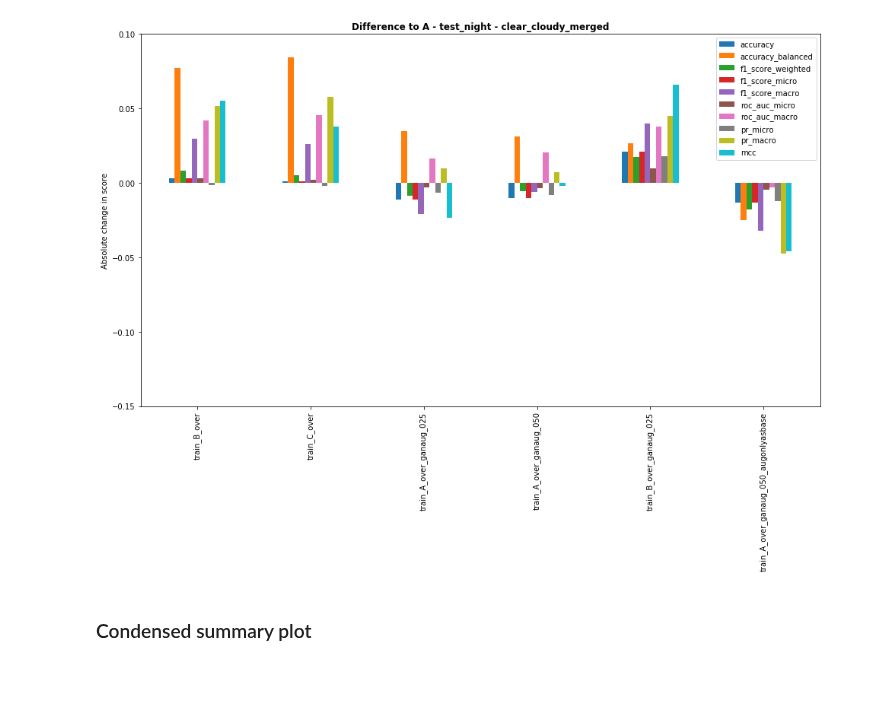
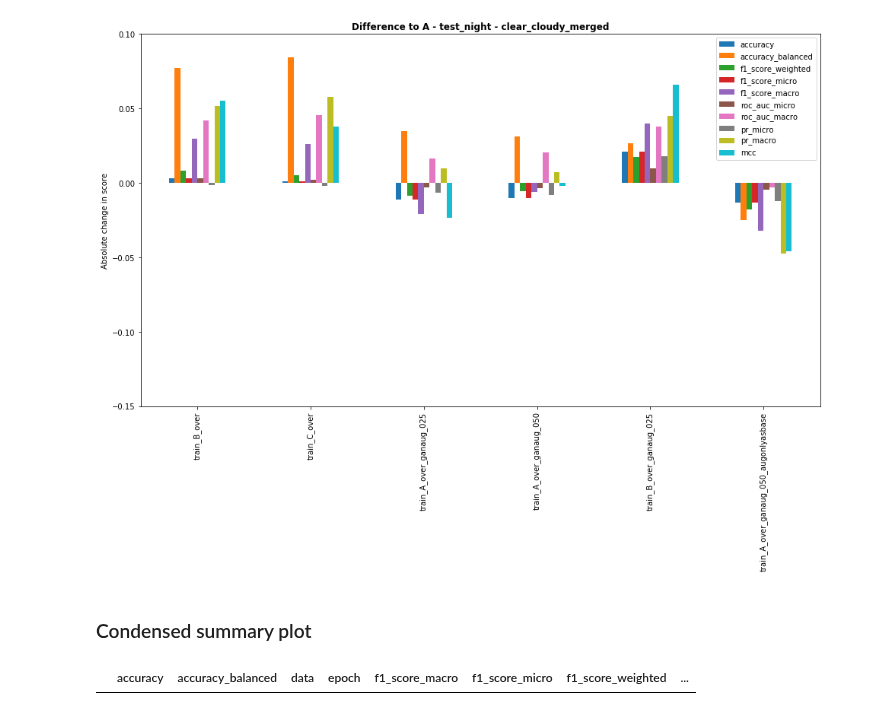
Before and after one commit to tillvolkmann/night-drive, a Jupyter notebook: classifier/notebooks/weather_classifier_improvement_overview.ipynb, the cells around one changed output. Cells and saved outputs as stored; diff of their text form; code cells hidden in the pictures; blank space fills up the shorter version.

```diff
--- a/classifier/notebooks/weather_classifier_improvement_overview.ipynb
+++ b/classifier/notebooks/weather_classifier_improvement_overview.ipynb
@@ -452,3 +463,50 @@ for run in list_runs:
 # %% [markdown]
 ### Condensed summary plot
+# %%
+# rename splits
+df_cursplit = {"train_A_over": "A",
+               "train_B_over": "B",
+               "train_C_over": "C",
+               "train_A_over_ganaug_025": "A25",
+               "train_B_over_ganaug_025": "A50",
+               "train_A_over_ganaug_050_augonlyasbase": "Ah"
+               }
+# %%
+# Plot the absolute values / difference to reference in a few selected metrics
+# First plot on the left is absolute performance of A;
+# then next plots are relative (or absolute) performance improvements
+# Nah, better: Plot performance of A and A/2, say it's alright, then show changes, for day and night each a 2x2?
+# Kann auch mehr zusammenfassen, einen subplot machen pro metrik, oder für jeden subplot jedenfalls total und night zusammenfassen
+# McNemar test on confusion matrix
+metrics = ["accuracy_balanced",
+          "f1_micro", "f1_macro",
+        "pr_micro", "pr_macro"]
+colors = ["tomato",
+          "lightblue", "steelblue",
+          "bisque", "darkorange"]
+
+sel_splits = ["valid", "valid-night"]
+sel_run = "clear_cloudy_merged"
+for split in sel_splits:
+    # get data for split
+    df_cursplit = df_sel.query("data==@split & run==@sel_run").copy()
+    df_cursplit.reset_index(drop=True, inplace=True)
+    # calcuate differences
+    df_cursplit_diff = pd.DataFrame(columns=["trial", "comparison", "is_abs", *metrics])
+    # C - A
+    df_cursplit_diff.loc[0, "trial"] = "C"
+    df_cursplit_diff.loc[0, "comparison"] = "C - A"
+    df_cursplit_diff.loc[0, metrics] =
+
+
+
+    for r in range(df_cursplit.shape[0]):  # for each row
+        if df_cursplit_diff.loc[r, "trial"] == "train_B_over_ganaug_025" and not always_substract_A:  # substract B
+            r_ref = r//num_trials*num_trials+1  # reference row to substract
+        else: # substract A
+            r_ref = r//num_trials*num_trials  # reference row to substract
+        df_cursplit_diff.loc[r, metrics2print] = df_cursplit.loc[r,metrics2print] - df_cursplit.loc[r_ref,metrics2print]
+    df_cursplit_diff.loc[:, cols2print].head(df_cursplit_diff.shape[0])
+# %% [output]
+|  | accuracy | accuracy_balanced | data | epoch | f1_score_macro | f1_score_micro | f1_score_weighted | ... |
 # %%
```
Also changed, not shown: parts of 2 cells of this notebook.
